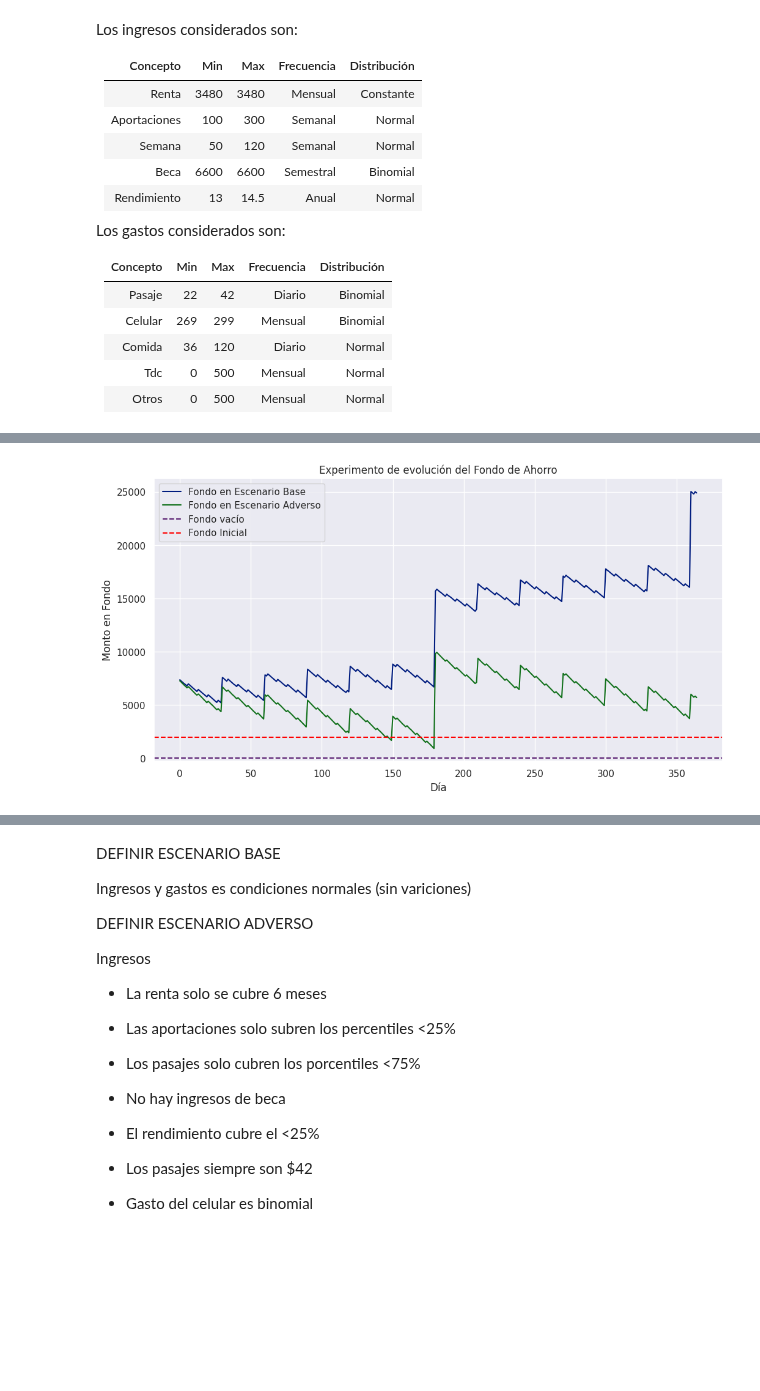
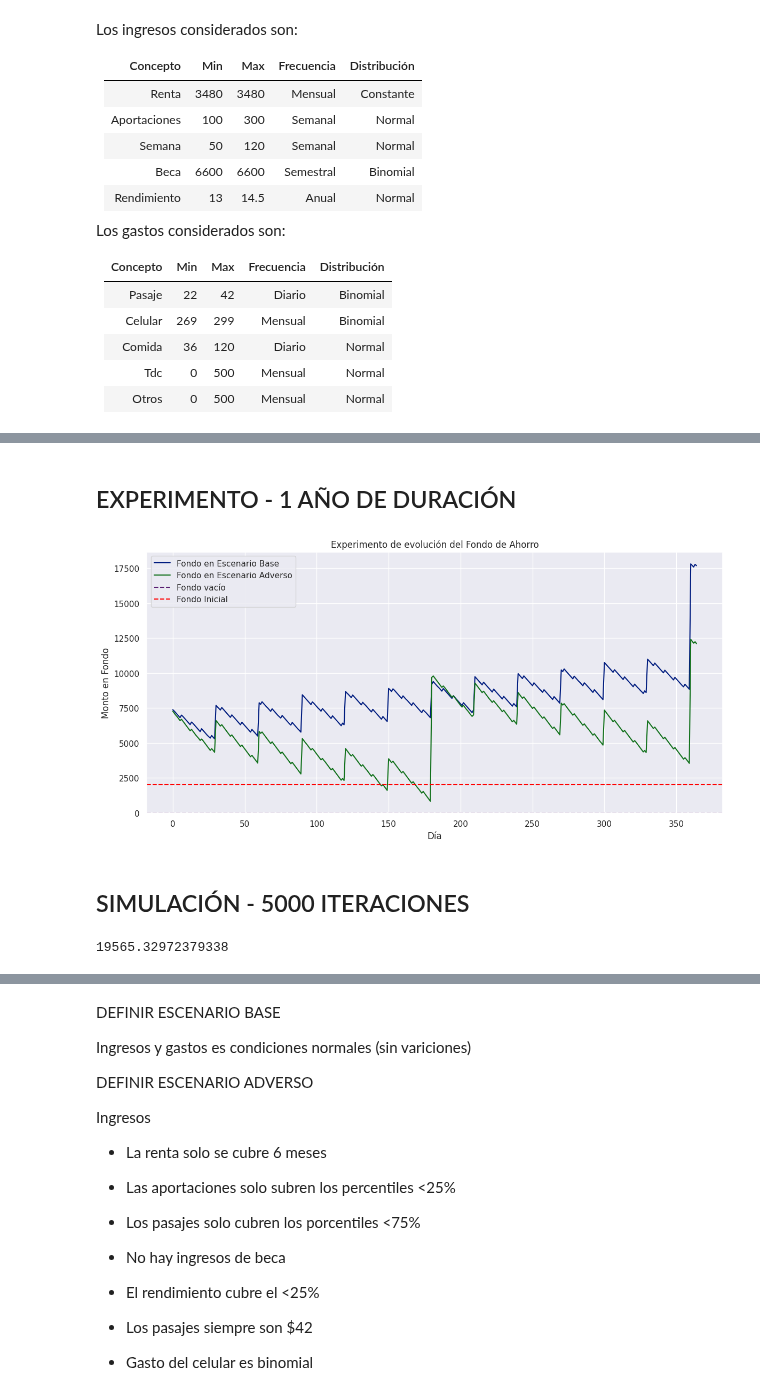
Before and after one commit to Gustavo-Ros/Simulaci-n-2, a Jupyter notebook: proyecto_articulo_v2.ipynb, the cells around one changed output, grey strips where cells are left out. Saved outputs shown, nothing was run; the diff lists cells and outputs as text; code cells hidden in the pictures; blank space fills up the shorter version.

```diff
--- a/proyecto_articulo_v2.ipynb
+++ b/proyecto_articulo_v2.ipynb
@@ -66,0 +118,25 @@ def percentiles_menos(arreglo, per):
+# %%
+def grafica_fondo(fondo_base, fondo_ad,titulo, titulo_graf,rango):
+  fondo_base=experimento(5000, eb_var)
+  fondo_ad=experimento(5000, ea_var)
+
+  eb = pd.DataFrame({'dias_anio': range(0,rango),'ev_fondo': fondo_base})
+  ea = pd.DataFrame({'dias_anio': range(0,rango),'ev_fondo': fondo_ad})
+
+  sns.set_theme(style="darkgrid")
+  plt.figure(figsize=(12, 6))
+  sns.lineplot(data=eb, color=sns.color_palette("dark")[0], label="Fondo en Escenario Base", x="dias_anio", y="ev_fondo")
+  sns.lineplot(data=ea, color=sns.color_palette("dark")[2], label="Fondo en Escenario Adverso", x="dias_anio", y="ev_fondo")
+  plt.axhline(y=0, color=sns.color_palette("dark")[4], linestyle='--', label="Fondo vacío")
+  plt.axhline(y=2000, color="red", linestyle='--', label="Fondo Inicial")
+  plt.title(titulo)
+  plt.xlabel("Día")
+  plt.ylabel("Monto en Fondo")
+  plt.legend()
+  plt.grid("True")
+
+  plt.tight_layout()
+  plt.savefig(titulo, dpi=300, bbox_inches="tight")
+  plt.show()
+
+  return
@@ -150,7 +177,7 @@ otros_per=percentiles_mas(otros_sim, 75)
 ea_aportaciones_sim = sim_var(abs(100-min(aportaciones_per))/2, 500, 100, min(aportaciones_per))
 ea_aporte_sem_sim = sim_var(abs(100-min(aporte_sem_per))/2, 500, 100, min(aporte_sem_per))
 ea_rendimiento_sim = sim_var(abs(13-min(rendimiento_per))/2, 500, 13, min(rendimiento_per))
-ea_beca=np.random.choice([0, 6600], size=1000, p=[0.5,0.5])
+ea_beca=np.random.choice([0, 6600], size=1000, p=[0.8,0.2])
 ea_renta=np.full(1000,3480)
 ea_servicio=np.full(1000,1500)
 
@@ -175 +202,3 @@ dist_var(ea_var)
+# %% [markdown]
+## EXPERIMENTO - 1 AÑO DE DURACIÓN
 # %%
@@ -196,4 +225,12 @@ def experimento(fondo, datos):
 
     fondo_evol.append(fondo)
   return fondo_evol
+# %%
+es_base=experimento(5000, eb_var)
+es_adverso=experimento(5000, ea_var)
+grafica_fondo(es_base, es_adverso, "Experimento de evolución del Fondo de Ahorro","Comportamiento_1_año.png",365)
+# %% [output]
+[figure, added]
+# %% [markdown]
+## SIMULACIÓN - 5000 ITERACIONES
 # %%
@@ -223,3 +260,8 @@ def experimento_sim(fondo, datos):
+# %%
+prueba=experimento_sim(500, eb_var)
+prueba
+# %% [output]
+19565.32972379338
 # %%
 def sim(simulaciones,variables):
   fondo_final=[]
@@ -250,4 +276,0 @@ def grafica_fondo(fondo_base, fondo_ad,titulo):
-# %%
-grafica_fondo(es_base, es_adverso, "Experimento de evolución del Fondo de Ahorro")
-# %% [output]
-[figure, removed]
```
Also changed, not shown: parts of 19 cells of this notebook.
